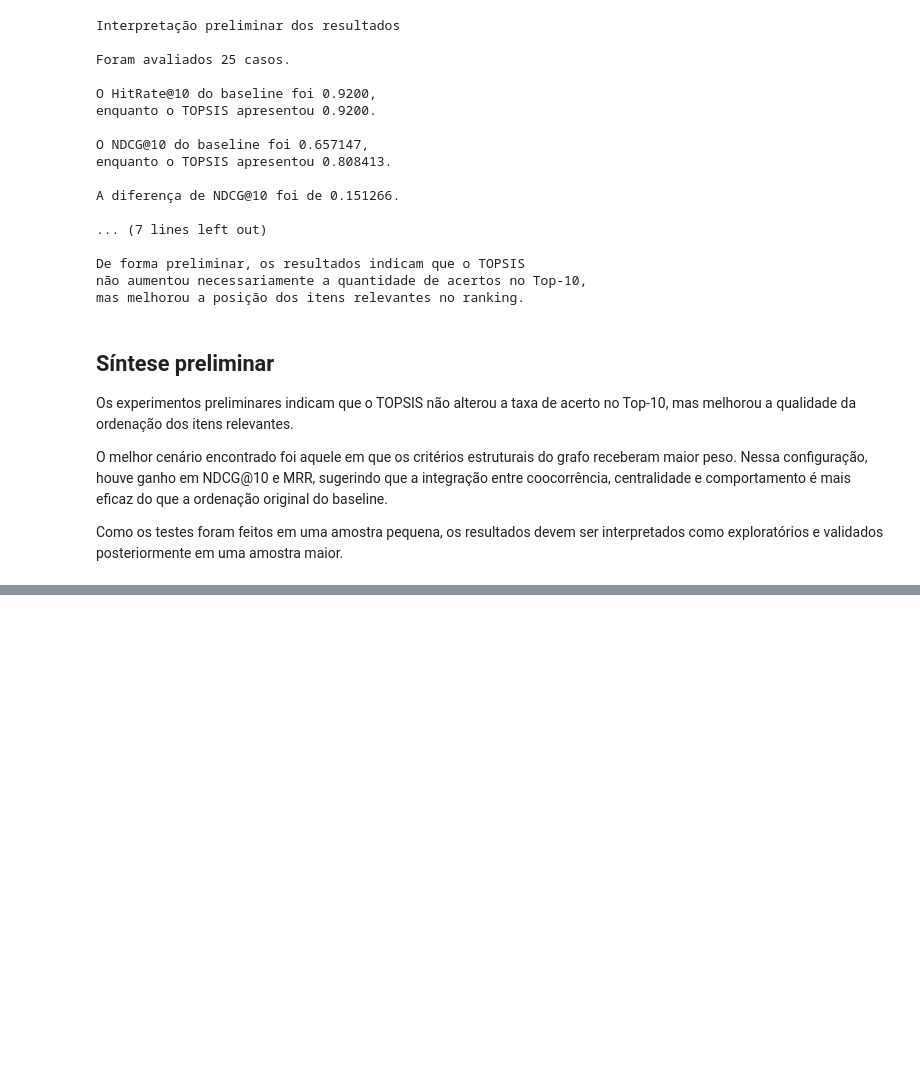
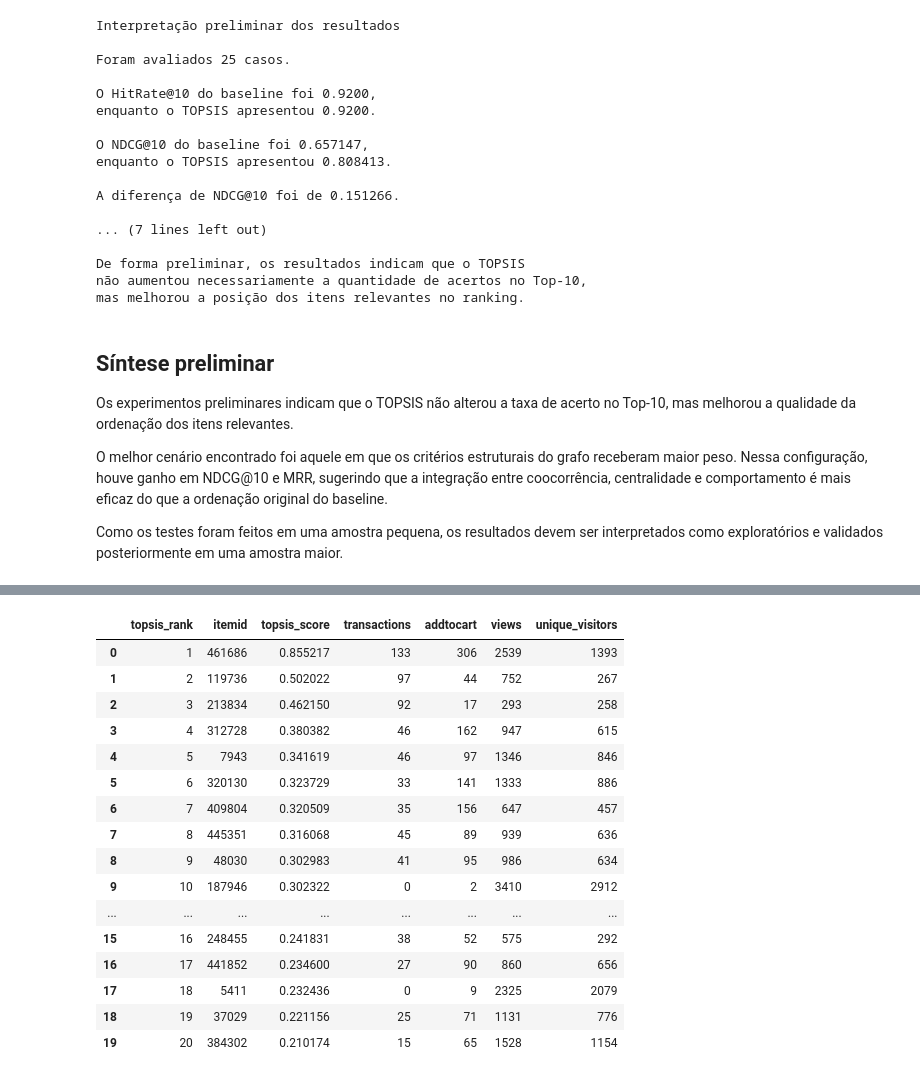
Before and after one commit to sandydiamantino/retailrocket-topsis, a Jupyter notebook: retailrocket_topsis.ipynb, the cells around one changed output, grey strips where cells are left out. Cells and saved outputs as stored; diff of their text form; code cells hidden in the pictures; blank space fills up the shorter version.

```diff
--- a/retailrocket_topsis.ipynb
+++ b/retailrocket_topsis.ipynb
@@ -3829,0 +4218,79 @@ exploratórios e validados posteriormente em uma amostra maior.
+# %%
+# Aplicando TOPSIS para ranquear os produtos
+
+topsis_criteria = [
+    'unique_visitors',
+    'views',
+    'addtocart',
+    'transactions',
+    'interaction_weight'
+]
+
+topsis_weights = np.array([
+    0.20,
+    0.15,
+    0.20,
+    0.30,
+    0.15
+])
+
+X = item_metrics[topsis_criteria].astype(float)
+
+# Normalização vetorial
+norms = np.sqrt((X ** 2).sum(axis=0))
+norms = norms.replace(0, 1)
+
+R = X / norms
+
+# Aplicação dos pesos
+V = R * topsis_weights
+
+# Todos os critérios são de benefício:
+# quanto maior, melhor
+ideal_solution = V.max(axis=0)
+anti_ideal_solution = V.min(axis=0)
+
+distance_ideal = np.sqrt(
+    ((V - ideal_solution) ** 2).sum(axis=1)
+)
+
+distance_anti_ideal = np.sqrt(
+    ((V - anti_ideal_solution) ** 2).sum(axis=1)
+)
+
+denominator = distance_ideal + distance_anti_ideal
+denominator = denominator.replace(0, 1)
+
+item_metrics['topsis_score'] = (
+    distance_anti_ideal / denominator
+)
+
+topsis_results = (
+    item_metrics
+    .sort_values(
+        by='topsis_score',
+        ascending=False
+    )
+    .reset_index(drop=True)
+)
+
+topsis_results['topsis_rank'] = (
+    topsis_results.index + 1
+)
+
+print('Top 20 produtos pelo TOPSIS:')
+
+display(
+    topsis_results[
+        [
+            'topsis_rank',
+            'itemid',
+            'topsis_score',
+            'transactions',
+            'addtocart',
+            'views',
+            'unique_visitors'
+        ]
+    ].head(20)
+)
+# %% [output]
@@ -3829,0 +4298,17 @@ exploratórios e validados posteriormente em uma amostra maior.
+|  | topsis_rank | itemid | topsis_score | transactions | addtocart | views | unique_visitors |
+| 0 | 1 | 461686 | 0.855217 | 133 | 306 | 2539 | 1393 |
+| 1 | 2 | 119736 | 0.502022 | 97 | 44 | 752 | 267 |
+| 2 | 3 | 213834 | 0.462150 | 92 | 17 | 293 | 258 |
+| 3 | 4 | 312728 | 0.380382 | 46 | 162 | 947 | 615 |
+| 4 | 5 | 7943 | 0.341619 | 46 | 97 | 1346 | 846 |
+| 5 | 6 | 320130 | 0.323729 | 33 | 141 | 1333 | 886 |
+| 6 | 7 | 409804 | 0.320509 | 35 | 156 | 647 | 457 |
+| 7 | 8 | 445351 | 0.316068 | 45 | 89 | 939 | 636 |
+| 8 | 9 | 48030 | 0.302983 | 41 | 95 | 986 | 634 |
+| 9 | 10 | 187946 | 0.302322 | 0 | 2 | 3410 | 2912 |
+| ... | ... | ... | ... | ... | ... | ... | ... |
+| 15 | 16 | 248455 | 0.241831 | 38 | 52 | 575 | 292 |
+| 16 | 17 | 441852 | 0.234600 | 27 | 90 | 860 | 656 |
+| 17 | 18 | 5411 | 0.232436 | 0 | 9 | 2325 | 2079 |
+| 18 | 19 | 37029 | 0.221156 | 25 | 71 | 1131 | 776 |
+| 19 | 20 | 384302 | 0.210174 | 15 | 65 | 1528 | 1154 |
```
Also changed, not shown: parts of 37 cells of this notebook.
